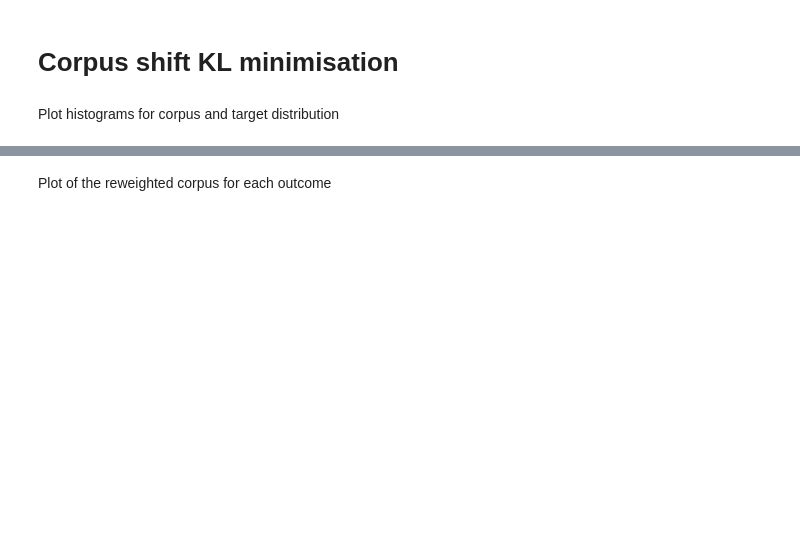
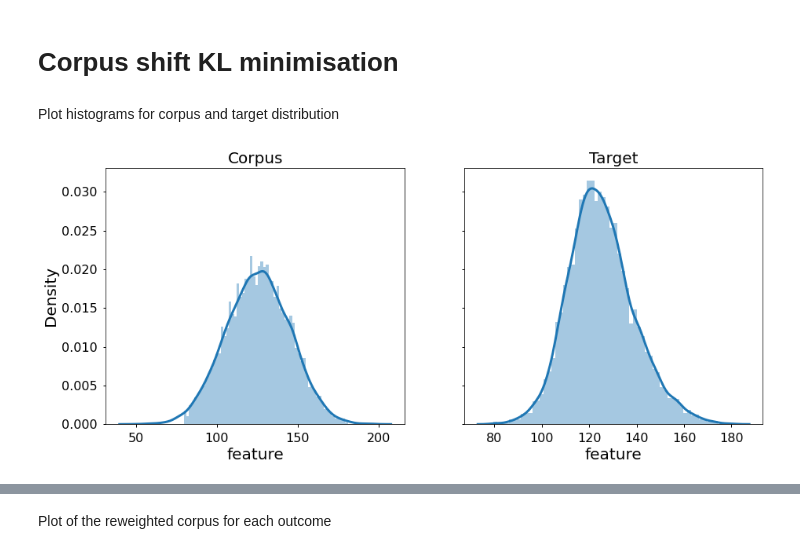
Before and after one commit to LucasKIJ/EMM, a Jupyter notebook: notebooks/Corpus_KLL.ipynb, the cells around one changed output, grey strips where cells are left out. Cells and saved outputs as stored; diff of their text form; code cells hidden in the pictures; blank space fills up the shorter version.

```diff
--- a/notebooks/Corpus_KLL.ipynb
+++ b/notebooks/Corpus_KLL.ipynb
@@ -29,4 +48,19 @@ corpus = np.random.normal(loc=mu, scale=sig, size=m)
 corpus = pd.DataFrame({'feature': corpus})
 # %% [markdown]
 Plot histograms for corpus and target distribution
+# %%
+bins_target = np.histogram_bin_edges(target['feature'],bins='auto')
+bins = np.histogram_bin_edges(corpus['feature'],bins='auto')
+
+
+fig, axs = plt.subplots(1,2,figsize=(15,6), sharey=True)
+
+sns.distplot(corpus['feature'], bins=bins_target,ax=axs[0], kde_kws=dict(linewidth=3))
+sns.distplot(target['feature'], bins=bins_target,ax=axs[1], kde_kws=dict(linewidth=3))
+axs[0].set_title('Corpus', fontsize=20)
+axs[1].set_title('Target', fontsize=20)
+plt.savefig('simple_cont_corp_targ.jpg')
+plt.show()
+# %% [output]
+[figure, added]
 # %%
```
Also changed, not shown: parts of 29 cells of this notebook, 12 other files.
